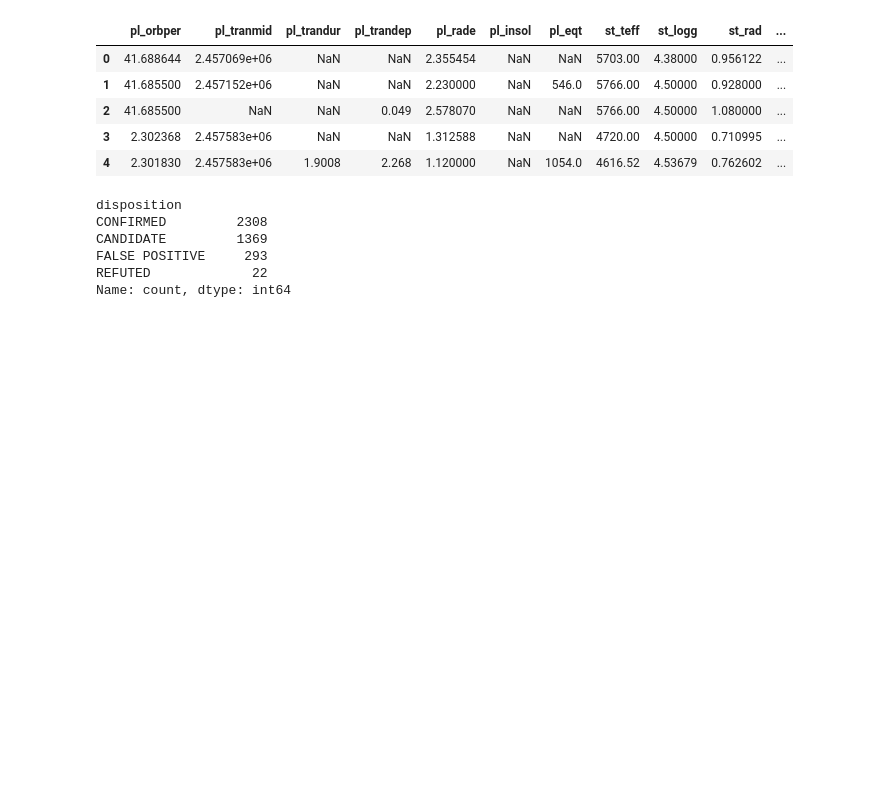
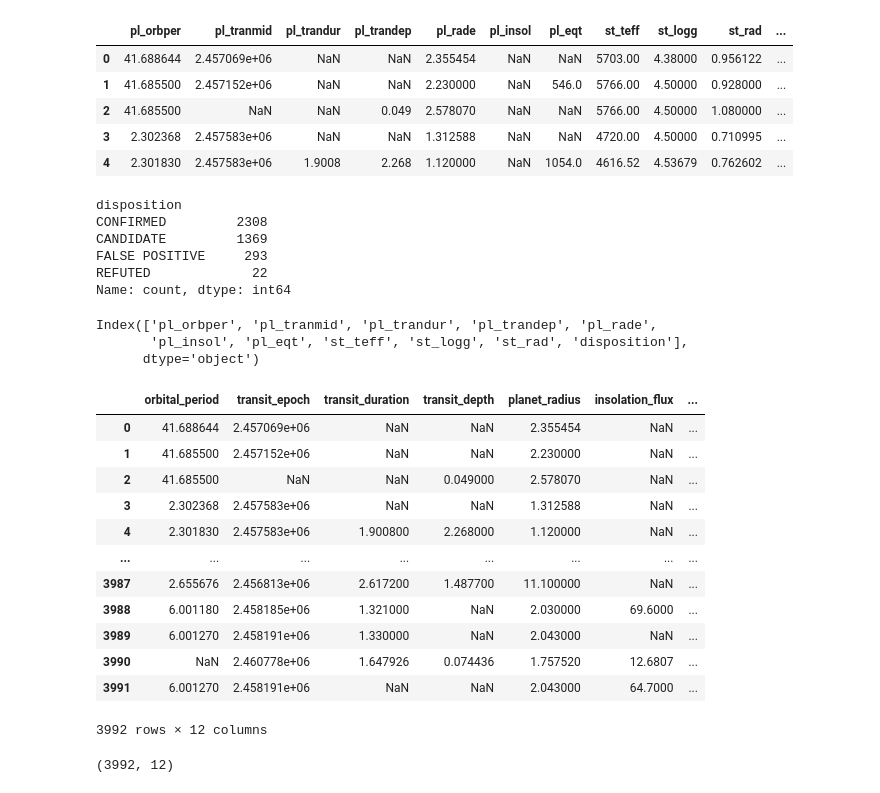
Before and after one commit to samarthssinghal/nasa-hunt-for-exoplanet, a Jupyter notebook: notebooks/analyze_k2_data.ipynb, the cells around one changed output. Drawn from its saved outputs; the diff is of its cells as text; code cells hidden in the pictures; blank space fills up the shorter version.

Commit message:
normalizing common names for all columns across the three datasets

```diff
--- a/notebooks/analyze_k2_data.ipynb
+++ b/notebooks/analyze_k2_data.ipynb
@@ -47,3 +47,44 @@ CANDIDATE         1369
 FALSE POSITIVE     293
 REFUTED             22
 Name: count, dtype: int64
+# %%
+df.columns
+# %% [output]
+Index(['pl_orbper', 'pl_tranmid', 'pl_trandur', 'pl_trandep', 'pl_rade',
+       'pl_insol', 'pl_eqt', 'st_teff', 'st_logg', 'st_rad', 'disposition'],
+      dtype='object')
+# %%
+
+df = df.rename(columns={
+    'pl_orbper': 'orbital_period',
+    'pl_tranmid': 'transit_epoch',
+    'pl_trandur': 'transit_duration',
+    'pl_trandep': 'transit_depth',
+    'pl_rade': 'planet_radius',
+    'pl_insol': 'insolation_flux',
+    'pl_eqt': 'equilibrium_temp',
+    'st_teff': 'effective_temp',
+    'st_logg': 'surface_gravity',
+    'st_rad': 'stellar_radius',
+    'disposition': 'disposition'
+})
+df['dataset'] = 'K2'
+df
+# %% [output]
+|  | orbital_period | transit_epoch | transit_duration | transit_depth | planet_radius | insolation_flux | ... |
+| 0 | 41.688644 | 2.457069e+06 | NaN | NaN | 2.355454 | NaN | ... |
+| 1 | 41.685500 | 2.457152e+06 | NaN | NaN | 2.230000 | NaN | ... |
+| 2 | 41.685500 | NaN | NaN | 0.049000 | 2.578070 | NaN | ... |
+| 3 | 2.302368 | 2.457583e+06 | NaN | NaN | 1.312588 | NaN | ... |
+| 4 | 2.301830 | 2.457583e+06 | 1.900800 | 2.268000 | 1.120000 | NaN | ... |
+| ... | ... | ... | ... | ... | ... | ... | ... |
+| 3987 | 2.655676 | 2.456813e+06 | 2.617200 | 1.487700 | 11.100000 | NaN | ... |
+| 3988 | 6.001180 | 2.458185e+06 | 1.321000 | NaN | 2.030000 | 69.6000 | ... |
+| 3989 | 6.001270 | 2.458191e+06 | 1.330000 | NaN | 2.043000 | NaN | ... |
+| 3990 | NaN | 2.460778e+06 | 1.647926 | 0.074436 | 1.757520 | 12.6807 | ... |
+| 3991 | 6.001270 | 2.458191e+06 | NaN | NaN | 2.043000 | 64.7000 | ... |
+3992 rows × 12 columns
+# %%
+df.shape
+# %% [output]
+(3992, 12)
```
Also changed, not shown: 2 other files.
